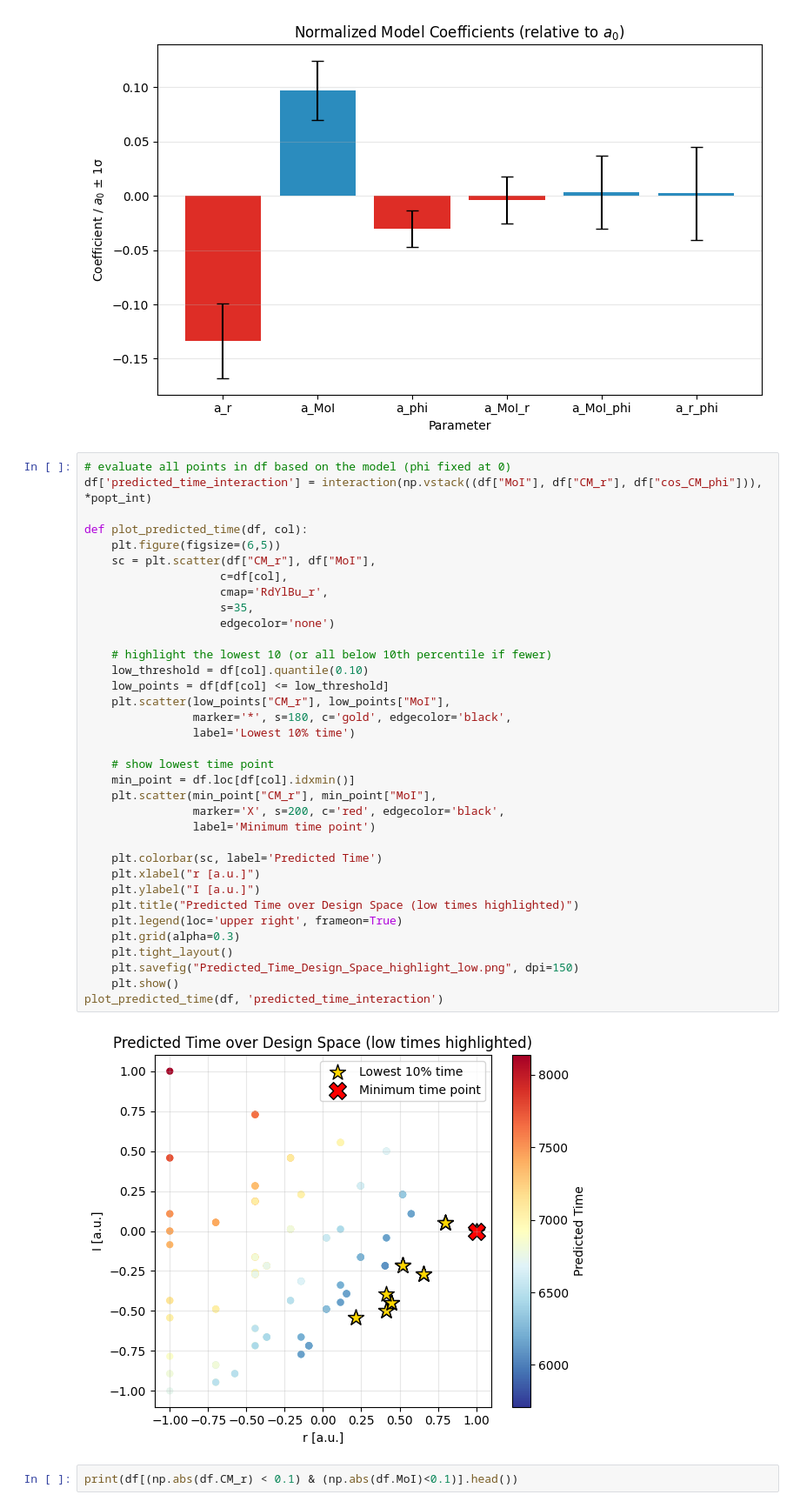
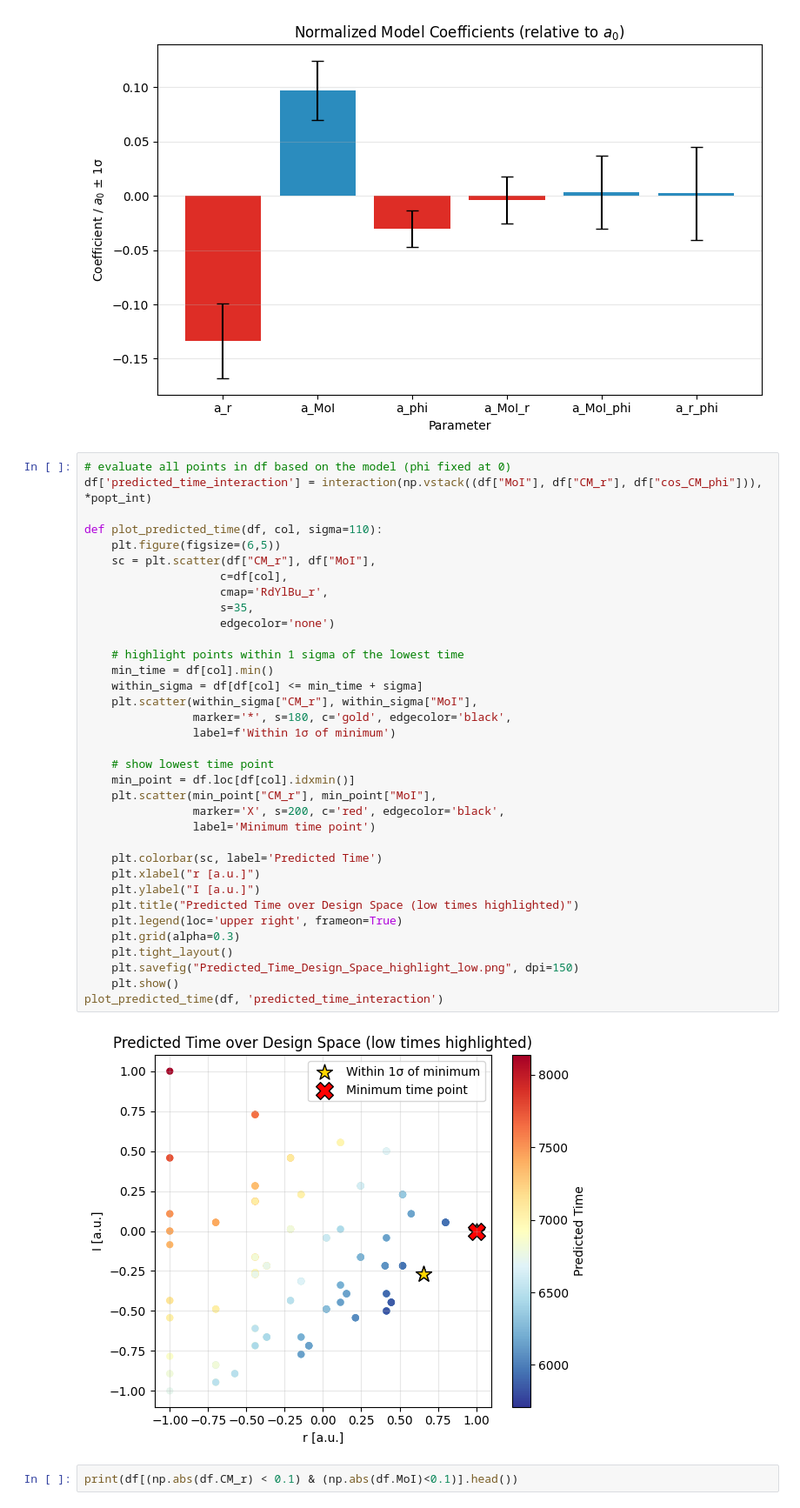
Before and after one commit to Fantastic-Fabian/Doe, a Jupyter notebook: Project.ipynb, the cells around one changed output. Shown: that part at 87% size. Drawn from its saved outputs; the diff is of its cells as text.

```diff
--- a/Project.ipynb
+++ b/Project.ipynb
@@ -334,40 +334,40 @@ plot_normalized_coefficients(popt_int, pcov_int, names_interaction)
 # %%
 # evaluate all points in df based on the model (phi fixed at 0)
 df['predicted_time_interaction'] = interaction(np.vstack((df["MoI"], df["CM_r"], df["cos_CM_phi"])), *popt_int)
 
-def plot_predicted_time(df, col):
+def plot_predicted_time(df, col, sigma=110):
     plt.figure(figsize=(6,5))
     sc = plt.scatter(df["CM_r"], df["MoI"],
                     c=df[col],
                     cmap='RdYlBu_r',
                     s=35,
                     edgecolor='none')
 
-    # highlight the lowest 10 (or all below 10th percentile if fewer)
-    low_threshold = df[col].quantile(0.10)
-    low_points = df[df[col] <= low_threshold]
-    plt.scatter(low_points["CM_r"], low_points["MoI"],
+    # highlight points within 1 sigma of the lowest time
+    min_time = df[col].min()
+    within_sigma = df[df[col] <= min_time + sigma]
+    plt.scatter(within_sigma["CM_r"], within_sigma["MoI"],
                 marker='*', s=180, c='gold', edgecolor='black',
-                label='Lowest 10% time')
+                label=f'Within 1σ of minimum')
 
     # show lowest time point
     min_point = df.loc[df[col].idxmin()]
     plt.scatter(min_point["CM_r"], min_point["MoI"],
                 marker='X', s=200, c='red', edgecolor='black',
                 label='Minimum time point')
 
     plt.colorbar(sc, label='Predicted Time')
     plt.xlabel("r [a.u.]")
     plt.ylabel("I [a.u.]")
     plt.title("Predicted Time over Design Space (low times highlighted)")
     plt.legend(loc='upper right', frameon=True)
     plt.grid(alpha=0.3)
     plt.tight_layout()
     plt.savefig("Predicted_Time_Design_Space_highlight_low.png", dpi=150)
     plt.show()
 plot_predicted_time(df, 'predicted_time_interaction')
 # %% [output]
-[figure, old version]
+[figure, new version]
 # %%
 print(df[(np.abs(df.CM_r) < 0.1) & (np.abs(df.MoI)<0.1)].head())
 # %% [output]
```
Also changed, not shown: parts of 4 cells of this notebook.
